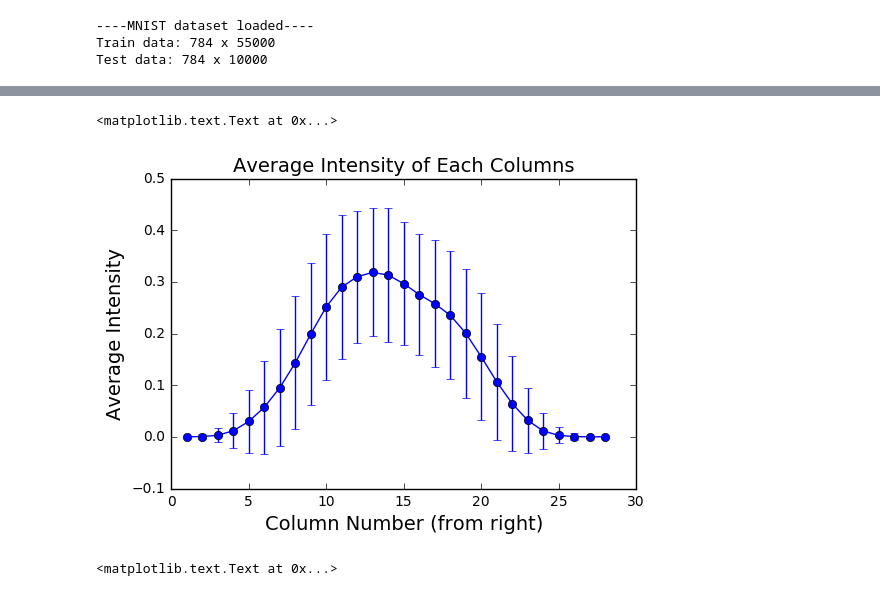
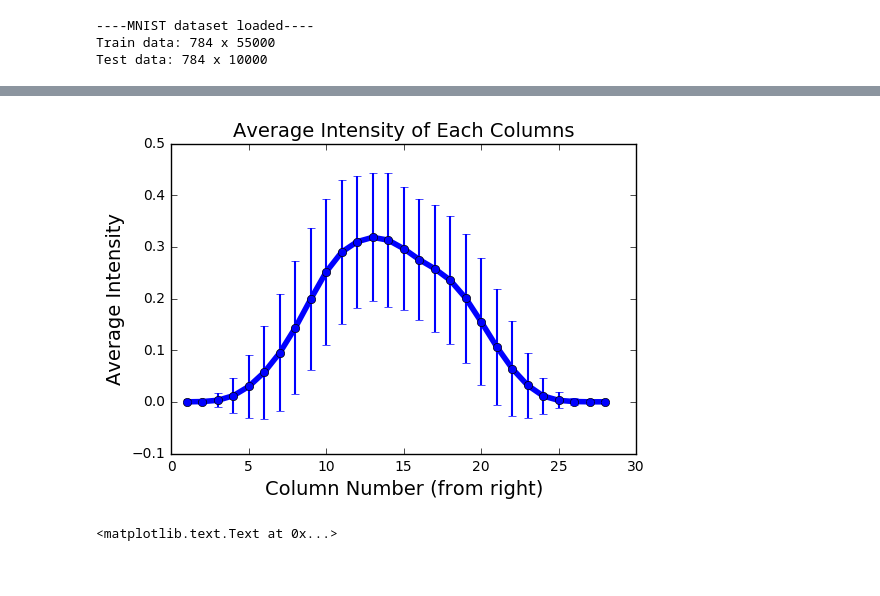
Before and after one commit to dxyang/Thesis, a Jupyter notebook: MNIST_Histograms.ipynb, the cells around one changed output, grey strips where cells are left out. Drawn from its saved outputs; the diff is of its cells as text; code cells hidden in the pictures.

```diff
--- a/MNIST_Histograms.ipynb
+++ b/MNIST_Histograms.ipynb
@@ -176,18 +176,18 @@ for i in range(28):
 # %%
 fig, ax = plt.subplots()
 plt.figure(1)
 
 numColsIdxs = np.arange(1,29)
 
-plt.plot(numColsIdxs, meanColumns, '-o', c='b')
-plt.errorbar(numColsIdxs, meanColumns, yerr=stdDevColumns, linestyle='', c='b')
+plt.plot(numColsIdxs, meanColumns, '-o', c='b', linewidth=4.0)
+plt.errorbar(numColsIdxs, meanColumns, yerr=stdDevColumns, linestyle='', c='b', linewidth=1.5)
 
 plt.title("Average Intensity of Each Columns", fontsize=14)
 plt.ylabel("Average Intensity", fontsize=14)
 plt.xlabel("Column Number (from right)", fontsize=14)
+plt.savefig('avgImage_col_histogram.png')
 # %% [output]
-<matplotlib.text.Text at 0x...>
-[figure, old version]
+[figure, new version]
 # %%
 meanColumns_fromLeft = np.fliplr([meanColumns])[0]
 stdDevColumns_fromLeft = np.fliplr([stdDevColumns])[0]
```
Also changed, not shown: parts of 11 cells of this notebook, 11 other files.
